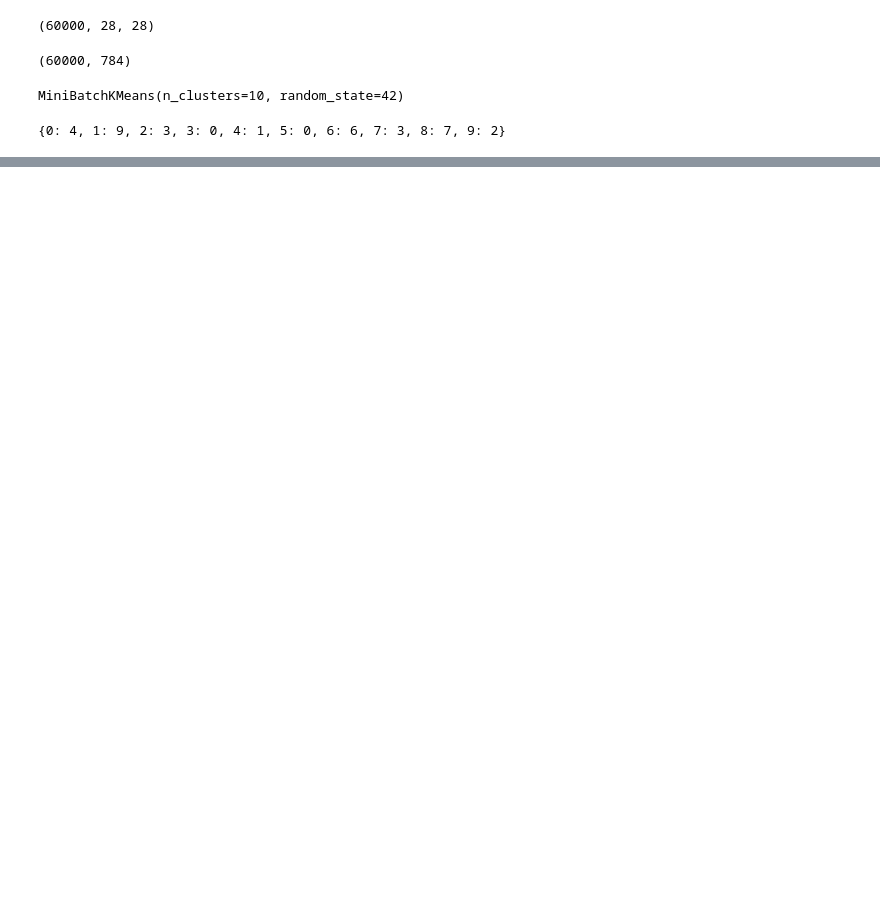
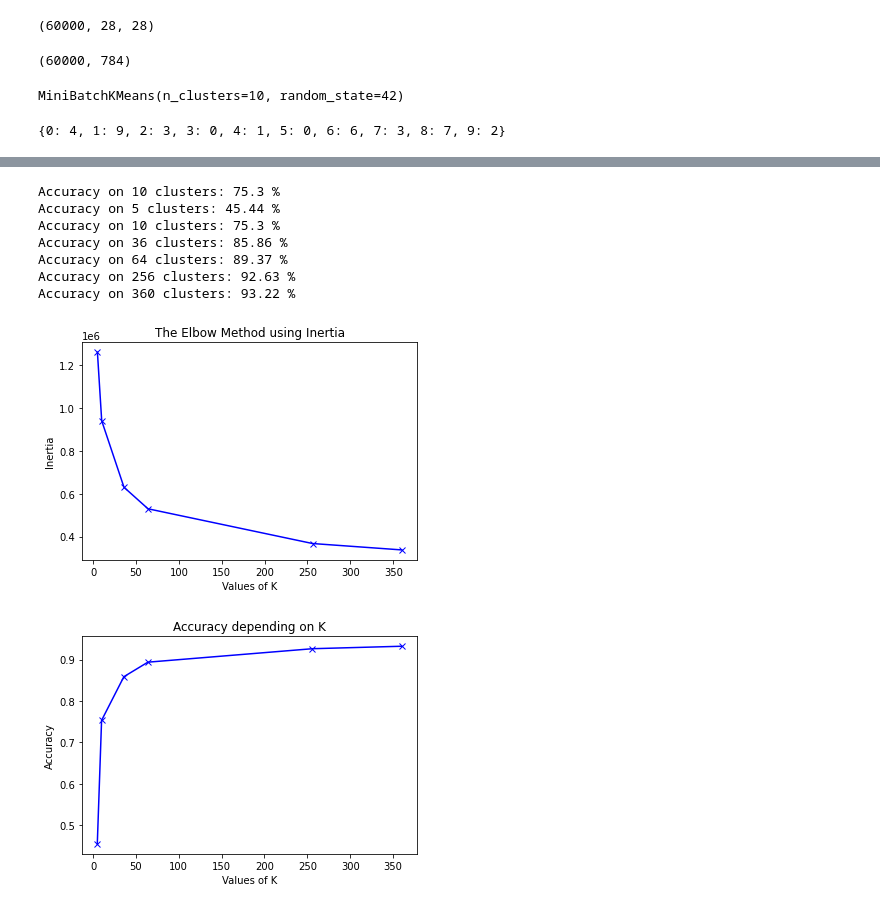
Before and after one commit to sarah-ceo/MachineLearningExamples, a Jupyter notebook: UnsupervisedExamples.ipynb, the cells around one changed output, grey strips where cells are left out. Cells and saved outputs as stored; diff of their text form; code cells hidden in the pictures; blank space fills up the shorter version.

```diff
--- a/UnsupervisedExamples.ipynb
+++ b/UnsupervisedExamples.ipynb
@@ -61,7 +63,6 @@ def test_different_Ks(X):
     K = [5, 10, 36, 64, 256, 360]
 
     for k in K:
-        print(k)
         kmeans = MiniBatchKMeans(n_clusters=k, random_state=42)
         kmeans.fit(X)
 
@@ -70,7 +71,9 @@ def test_different_Ks(X):
         kmeans_labels = np.zeros(Y_train.shape)
         for i in range(len(kmeans.labels_)):
             kmeans_labels[i] = true_labels[kmeans.labels_[i]]
-        accuracies.append(accuracy_score(kmeans_labels,Y_train))
+        accuracy = accuracy_score(kmeans_labels,Y_train)
+        accuracies.append(accuracy)
+        print("Accuracy on",k,"clusters:", round(accuracy*100,2), "%")
 
     plt.plot(K, inertias, 'bx-')
     plt.xlabel('Values of K')
@@ -104,16 +107,16 @@ x = keras.layers.Conv2D(16, (3, 3), activation='relu', padding='same')(input_img
 x = keras.layers.MaxPooling2D((2, 2), padding='same')(x)
 x = keras.layers.Conv2D(8, (3, 3), activation='relu', padding='same')(x)
 x = keras.layers.MaxPooling2D((2, 2), padding='same')(x)
-x = keras.layers.Conv2D(8, (3, 3), activation='relu', padding='same')(x)
-encoded = keras.layers.MaxPooling2D((2, 2), padding='same')(x)
+x = keras.layers.Flatten()(x)
+x = keras.layers.Dense(196, activation='relu')(x)
+encoded = keras.layers.Dense(14, activation='relu')(x)
 
-# at this point the representation is (4, 4, 8) i.e. 128-dimensional
-
-x = keras.layers.Conv2D(8, (3, 3), activation='relu', padding='same')(encoded)
-x = keras.layers.UpSampling2D((2, 2))(x)
+x = keras.layers.Dense(196, activation='relu')(encoded)
+x = keras.layers.Dense(392, activation='relu')(x)
+x = keras.layers.Reshape((7,7,8))(x)
 x = keras.layers.Conv2D(8, (3, 3), activation='relu', padding='same')(x)
 x = keras.layers.UpSampling2D((2, 2))(x)
-x = keras.layers.Conv2D(16, (3, 3), activation='relu')(x)
+x = keras.layers.Conv2D(16, (3, 3), activation='relu', padding='same')(x)
 x = keras.layers.UpSampling2D((2, 2))(x)
 decoded = keras.layers.Conv2D(1, (3, 3), activation='sigmoid', padding='same')(x)
 
@@ -142,4 +145,5 @@ None
 X_train = np.reshape(X_train, (len(X_train), 28, 28, 1))
 X_test = np.reshape(X_test, (len(X_test), 28, 28, 1))
 
-cae.fit(X_train, X_train, epochs=50, batch_size=128, shuffle=True, validation_data=(X_test, X_test), verbose=1)
+early_stopping = keras.callbacks.EarlyStopping(monitor='val_loss', min_delta=0, patience=2, verbose=0, mode='auto')
+cae.fit(X_train, X_train, epochs=50, batch_size=128, validation_data=(X_test, X_test), verbose=1)
@@ -152,0 +169,29 @@ test_different_Ks(encoded_X_train)
+# %%
+# Retry K-Means clustering on CAE encoding
+
+encoder = keras.Model(input_img, encoded)
+encoded_X_train = encoder.predict(X_train)
+encoded_X_train = encoded_X_train.reshape(len(X_train), -1)
+
+n_clusters = 10
+kmeans = MiniBatchKMeans(n_clusters=n_clusters, random_state=42)
+kmeans.fit(encoded_X_train)
+
+true_labels = associate_labels(n_clusters, kmeans.labels_, Y_train)
+
+kmeans_labels = np.zeros(Y_train.shape)
+for i in range(len(kmeans.labels_)):
+    kmeans_labels[i] = true_labels[kmeans.labels_[i]]
+print("Accuracy on 10 clusters:", round(accuracy_score(kmeans_labels,Y_train)*100,2), "%")
+
+test_different_Ks(encoded_X_train)
+# %% [output]
+Accuracy on 10 clusters: 75.3 %
+Accuracy on 5 clusters: 45.44 %
+Accuracy on 10 clusters: 75.3 %
+Accuracy on 36 clusters: 85.86 %
+Accuracy on 64 clusters: 89.37 %
+Accuracy on 256 clusters: 92.63 %
+Accuracy on 360 clusters: 93.22 %
+[figure, added]
+[figure, added]
```
Also changed, not shown: parts of 7 cells of this notebook.
